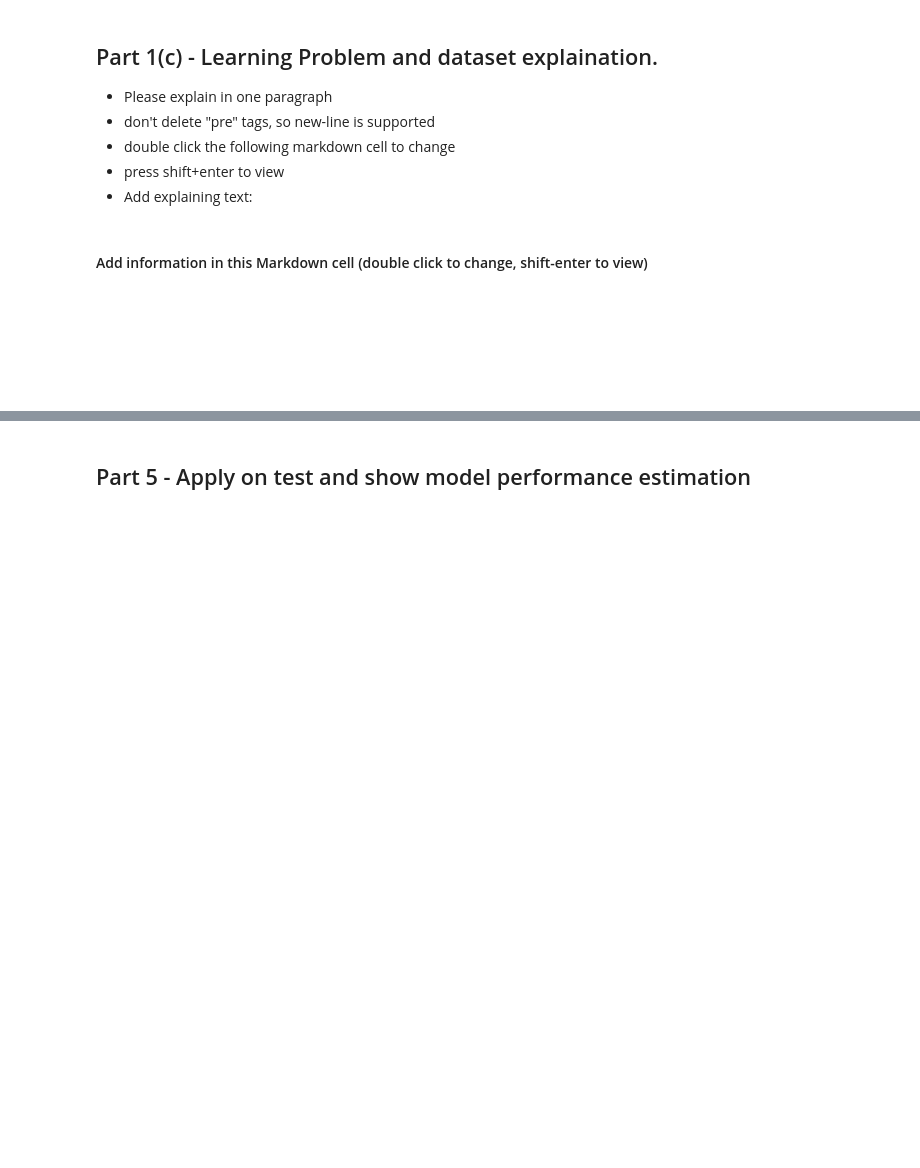
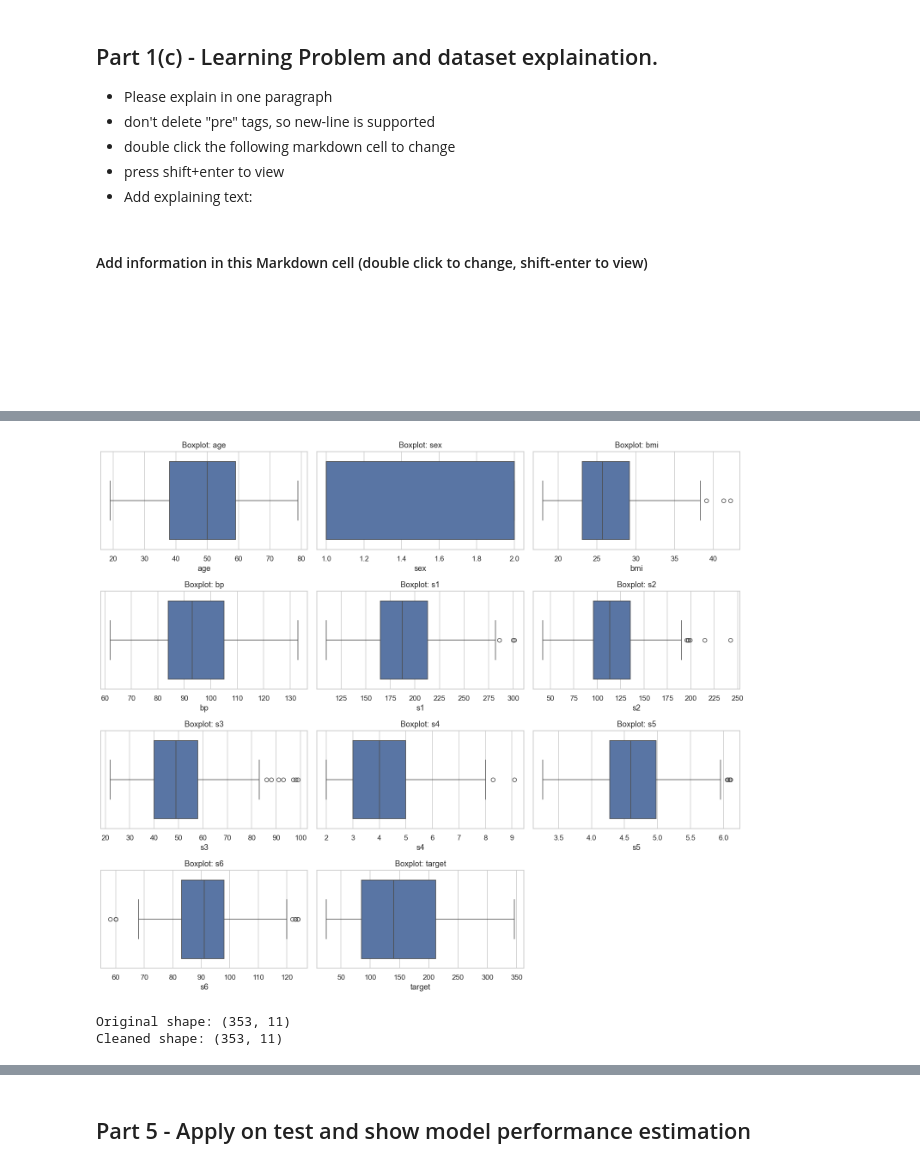
Before and after one commit to LidorAlmkays/Assignment_supervised_learning_flow, a Jupyter notebook: Assignment_supervised_learning_flow.ipynb, the cells around one changed output, grey strips where cells are left out. Saved outputs shown, nothing was run; the diff lists cells and outputs as text; code cells hidden in the pictures; blank space fills up the shorter version.

```diff
--- a/Assignment_supervised_learning_flow.ipynb
+++ b/Assignment_supervised_learning_flow.ipynb
@@ -147,0 +188,29 @@ Use the best combination of feature engineering, model (algorithm and hyperparam
+# %%
+# Create boxplots to identify outliers using IQR method
+fig, axes = plt.subplots(nrows=int(np.ceil(len(numeric_cols)/3)), ncols=3, figsize=(14, 3*int(np.ceil(len(numeric_cols)/3))))
+axes = axes.flatten()
+for ax, col in zip(axes, numeric_cols):
+    sns.boxplot(x=train_data[col], ax=ax)
+    ax.set_title(f"Boxplot: {col}")
+for ax in axes[len(numeric_cols):]:
+    ax.axis('off')
+plt.tight_layout()
+plt.show()
+# %% [output]
+[figure, added]
+# %%
+# Apply outlier treatment using clipping to preserve all data points
+train_data_cleaned = train_data.copy()
+for col in numeric_cols:
+    Q1 = train_data[col].quantile(0.25)
+    Q3 = train_data[col].quantile(0.75)
+    IQR = Q3 - Q1
+    lower_bound = Q1 - 1.5 * IQR
+    upper_bound = Q3 + 1.5 * IQR
+    train_data_cleaned[col] = train_data_cleaned[col].clip(lower=lower_bound, upper=upper_bound)
+
+print(f"Original shape: {train_data.shape}")
+print(f"Cleaned shape: {train_data_cleaned.shape}")
+# %% [output]
+Original shape: (353, 11)
+Cleaned shape: (353, 11)
```
Also changed, not shown: parts of 21 cells of this notebook.
